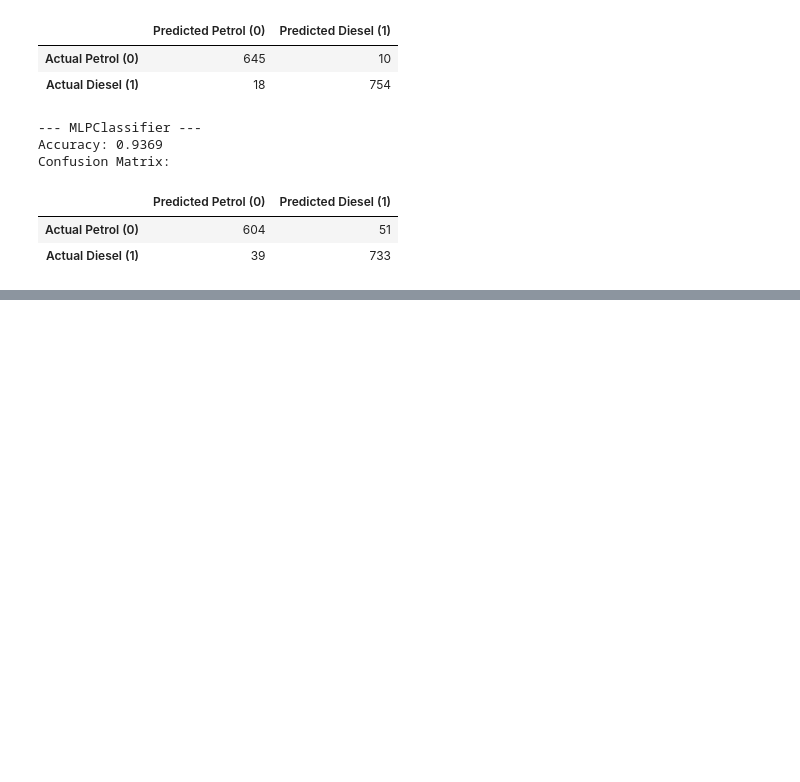
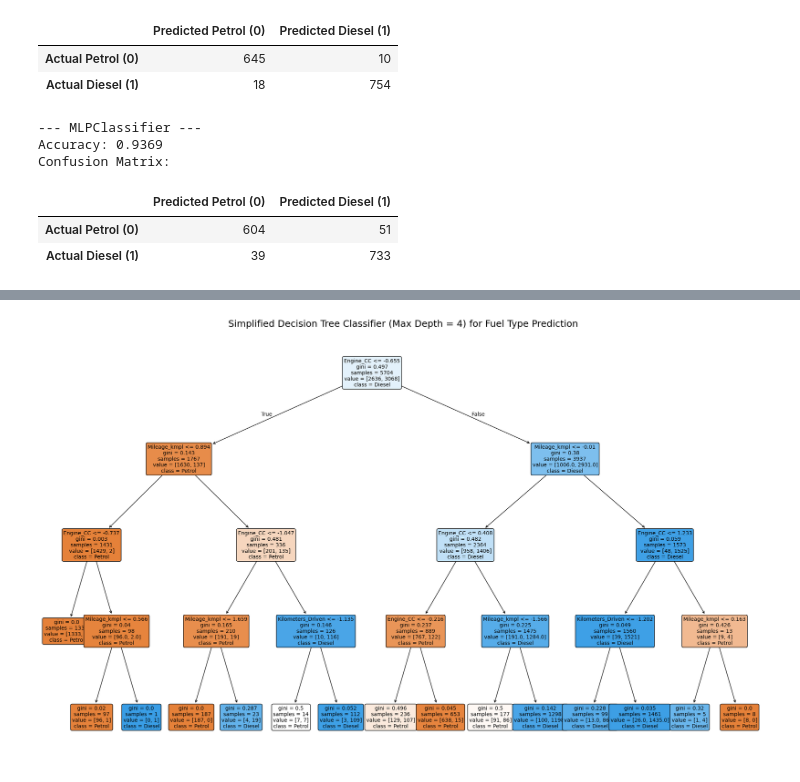
Before and after one commit to AnnabelleMcSharry/AI-ML-Car-Data, a Jupyter notebook: Task1.ipynb, the cells around one changed output, grey strips where cells are left out. Saved outputs shown, nothing was run; the diff lists cells and outputs as text; code cells hidden in the pictures; blank space fills up the shorter version.

```diff
--- a/Task1.ipynb
+++ b/Task1.ipynb
@@ -669,0 +792,19 @@ Confusion Matrix:
+# %%
+from sklearn.tree import DecisionTreeClassifier, plot_tree
+import matplotlib.pyplot as plt
+
+# Train a shallower Decision Tree for visualization purposes
+simplified_dt_clf = DecisionTreeClassifier(max_depth=4, random_state=42)
+simplified_dt_clf.fit(features_train_scaled_df, target_train_series)
+
+plt.figure(figsize=(25, 15))
+plot_tree(simplified_dt_clf,
+          feature_names=features_train_scaled_df.columns.tolist(),
+          class_names=['Petrol', 'Diesel'],
+          filled=True,
+          rounded=True,
+          fontsize=10)
+plt.title('Simplified Decision Tree Classifier (Max Depth = 4) for Fuel Type Prediction', fontsize=18)
+plt.show()
+# %% [output]
+[figure, added]
```
Also changed, not shown: parts of 8 cells of this notebook.
